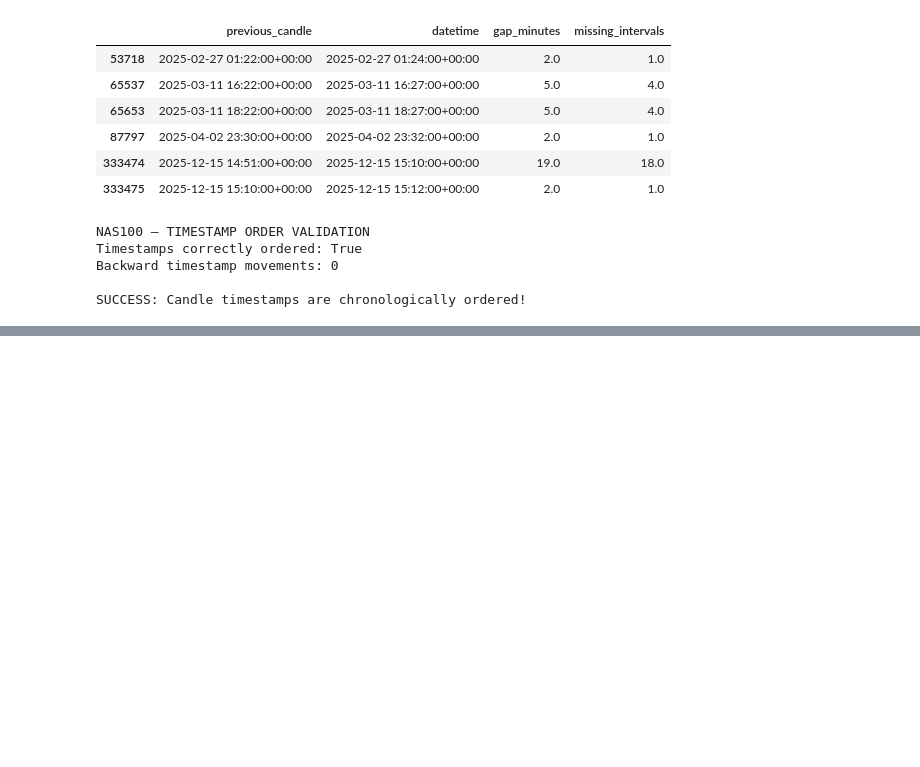
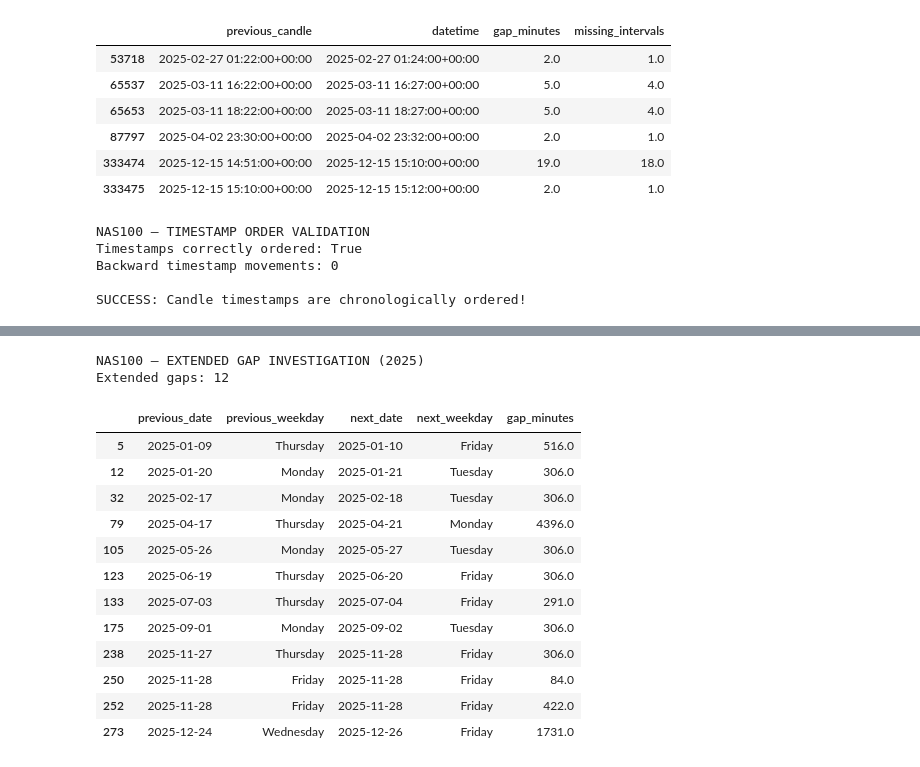
Before and after one commit to oa1013/candle-fetcher, a Jupyter notebook: notebooks/08_daily_session_range_analyzer.ipynb, the cells around one changed output, grey strips where cells are left out. Cells and saved outputs as stored; diff of their text form; code cells hidden in the pictures; blank space fills up the shorter version.

```diff
--- a/notebooks/08_daily_session_range_analyzer.ipynb
+++ b/notebooks/08_daily_session_range_analyzer.ipynb
@@ -1280,0 +1483,55 @@ SUCCESS: Candle timestamps are chronologically ordered!
+# %%
+
+# Step 35 — Examine non-weekend extended gaps
+
+extended_review = non_weekend_gaps[
+    non_weekend_gaps["gap_classification"]
+    == "extended_gap_review"
+].copy()
+
+extended_review["previous_weekday"] = (
+    extended_review["previous_candle"].dt.day_name()
+)
+
+extended_review["next_weekday"] = (
+    extended_review["datetime"].dt.day_name()
+)
+
+extended_review["previous_date"] = (
+    extended_review["previous_candle"].dt.date
+)
+
+extended_review["next_date"] = (
+    extended_review["datetime"].dt.date
+)
+
+print("NAS100 — EXTENDED GAP INVESTIGATION (2025)")
+print(f"Extended gaps: {len(extended_review)}")
+
+display(
+    extended_review[
+        [
+            "previous_date",
+            "previous_weekday",
+            "next_date",
+            "next_weekday",
+            "gap_minutes"
+        ]
+    ]
+)
+# %% [output]
+NAS100 — EXTENDED GAP INVESTIGATION (2025)
+Extended gaps: 12
+|  | previous_date | previous_weekday | next_date | next_weekday | gap_minutes |
+| 5 | 2025-01-09 | Thursday | 2025-01-10 | Friday | 516.0 |
+| 12 | 2025-01-20 | Monday | 2025-01-21 | Tuesday | 306.0 |
+| 32 | 2025-02-17 | Monday | 2025-02-18 | Tuesday | 306.0 |
+| 79 | 2025-04-17 | Thursday | 2025-04-21 | Monday | 4396.0 |
+| 105 | 2025-05-26 | Monday | 2025-05-27 | Tuesday | 306.0 |
+| 123 | 2025-06-19 | Thursday | 2025-06-20 | Friday | 306.0 |
+| 133 | 2025-07-03 | Thursday | 2025-07-04 | Friday | 291.0 |
+| 175 | 2025-09-01 | Monday | 2025-09-02 | Tuesday | 306.0 |
+| 238 | 2025-11-27 | Thursday | 2025-11-28 | Friday | 306.0 |
+| 250 | 2025-11-28 | Friday | 2025-11-28 | Friday | 84.0 |
+| 252 | 2025-11-28 | Friday | 2025-11-28 | Friday | 422.0 |
+| 273 | 2025-12-24 | Wednesday | 2025-12-26 | Friday | 1731.0 |
```
Also changed, not shown: parts of 7 cells of this notebook, 1 other file.
